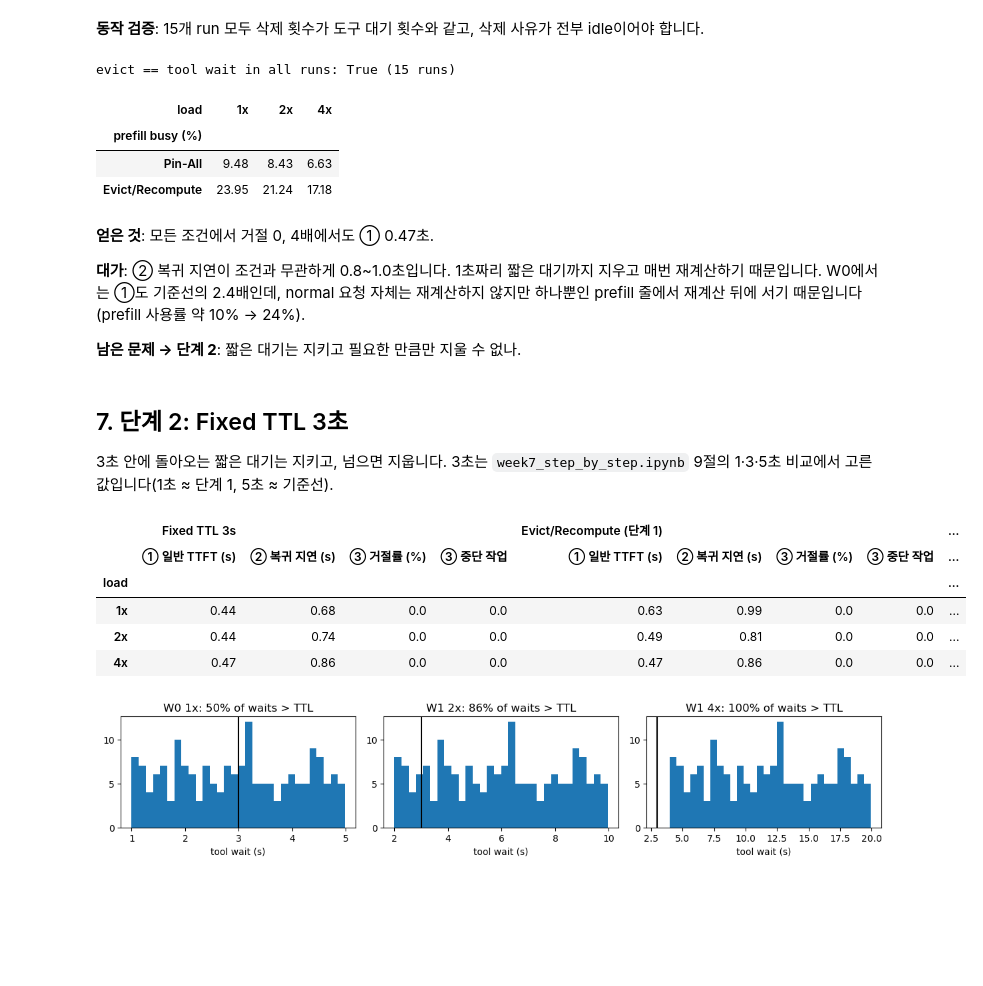
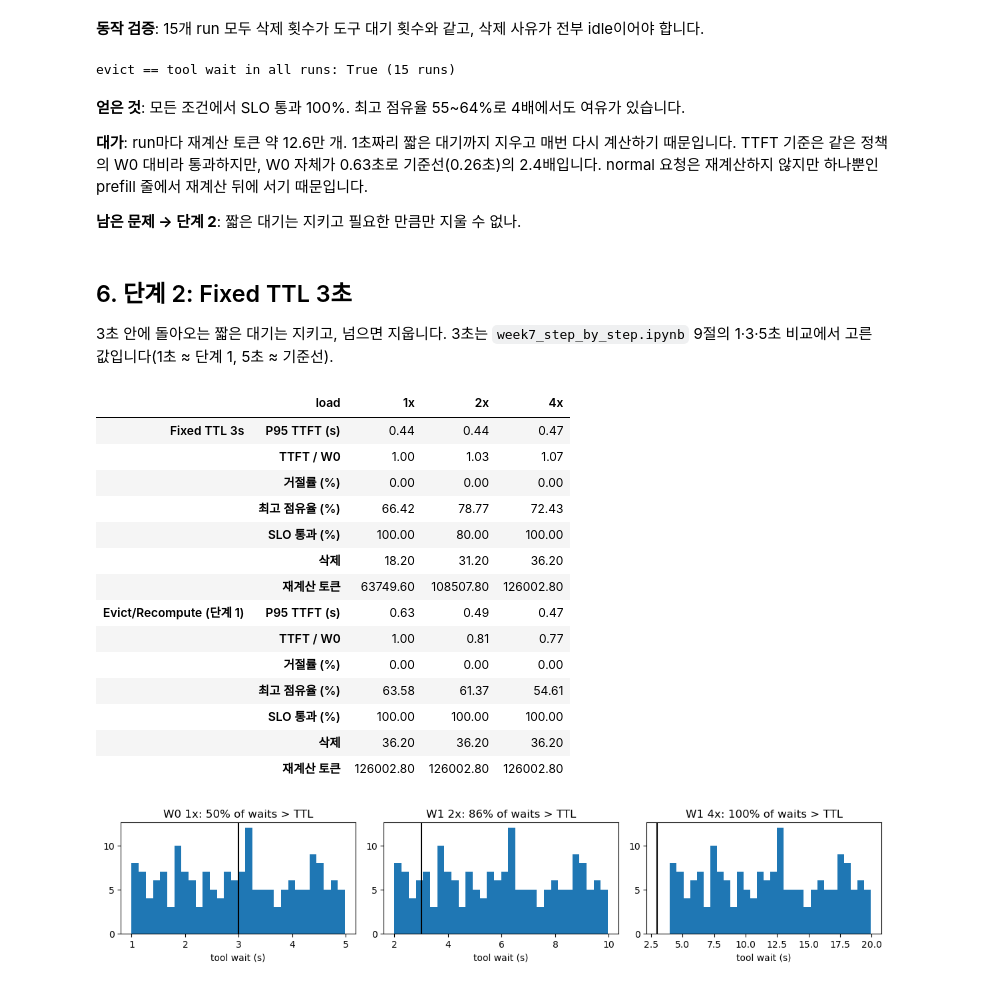
Before and after one commit to yspark9720/kv-bench, a Jupyter notebook: notebooks/week7_policy_steps.ipynb, the cells around one changed output. Saved outputs shown, nothing was run; the diff lists cells and outputs as text; code cells hidden in the pictures; blank space fills up the shorter version.

```diff
--- a/notebooks/week7_policy_steps.ipynb
+++ b/notebooks/week7_policy_steps.ipynb
@@ -106,23 +70,26 @@ print(len(raw), 'runs ->', (out / 'summary.csv').as_posix())
 # %%
 def judge(policy):
-    part = raw[raw.policy == policy].groupby('load', sort=False)
-    table = pd.DataFrame({
-        '① 일반 TTFT (s)': part.normal_p95_ttft_ms.mean() / 1000,
-        '② 복귀 지연 (s)': part.stress_resume_p95_ms.mean() / 1000,
-        '③ 거절률 (%)': part.normal_reject_rate_pct.mean(),
-        '③ 중단 작업': part.rejected_jobs.mean(),
-    }).loc[LOADS]
-    return table
+    part = comparison[comparison.policy == policy].set_index('load').loc[LOADS]
+    return pd.DataFrame({
+        'P95 TTFT (s)': part.normal_p95_ttft_ms_mean / 1000,
+        'TTFT / W0': part.ttft_ratio_vs_policy_1x_mean,
+        '거절률 (%)': part.normal_reject_rate_pct_mean,
+        '최고 점유율 (%)': part.peak_kv_occupancy_pct_mean,
+        'SLO 통과 (%)': part.all_slo_pass_rate_pct,
+        '삭제': part.eviction_count_mean,
+        '재계산 토큰': part.recomputed_tokens_mean,
+    })
 
-def occupancy(ax, policy, load, seed, title):
-    sim = sims[(policy, load, seed)]
-    t = [s[0] / 1000 for s in sim.gpu.samples]
-    y = [s[1] / sim.gpu.total_blocks * 100 for s in sim.gpu.samples]
-    ax.step(t, y, where='post', lw=1)
+def run_dir(policy, wl, lv, seed):
+    return OUT / 'runs' / f'{wl.lower()}_s{lv}_seed{seed}__{policy}'
+
+def occupancy(ax, policy, wl, lv, seed, title):
+    o = pd.read_csv(run_dir(policy, wl, lv, seed) / 'occupancy.csv')
+    ax.step(o.time_ms / 1000, o.used_blocks / o.total_blocks * 100, where='post', lw=1)
     ax.axvspan(0, workload.warmup_ms / 1000, color='0.9')
     ax.axhline(90, color='gray', ls=':')
     ax.set(ylim=(0, 105), ylabel='KV pool used (%)', title=title)
 
-def events(policy, load, seed, name):
-    return [e for e in sims[(policy, load, seed)].events if e[1] == name]
+def events(policy, wl, lv, seed):
+    return pd.read_csv(run_dir(policy, wl, lv, seed) / 'events.csv')
 # %% [markdown]
@@ -177,38 +153,41 @@ plt.tight_layout()
 **동작 검증**: 15개 run 모두 삭제 횟수가 도구 대기 횟수와 같고, 삭제 사유가 전부 idle이어야 합니다.
 # %%
 check = []
-for load in LOADS:
+for _, wl, lv in WEEK7_CONDITIONS:
     for seed in WEEK7_SEEDS:
-        idle = len(events('evict_recompute', load, seed, 'TOOL_START'))
-        evict = events('evict_recompute', load, seed, 'EVICT')
-        check.append(idle == len(evict) and all('reason=idle' in e[5] for e in evict))
+        ev = events('evict_recompute', wl, lv, seed)
+        evict = ev[ev.event == 'EVICT']
+        check.append(len(evict) == (ev.event == 'TOOL_START').sum() and evict.detail.str.contains('reason=idle').all())
 print('evict == tool wait in all runs:', all(check), f'({len(check)} runs)')
-prefill = raw.groupby(['policy', 'load']).prefill_busy_pct.mean().unstack().loc[['pin_all', 'evict_recompute'], LOADS]
-display(prefill.rename(index=LABEL).rename_axis('prefill busy (%)'))
 # %% [output]
 evict == tool wait in all runs: True (15 runs)
-| load | 1x | 2x | 4x |
-| prefill busy (%) |  |  |  |
-| Pin-All | 9.48 | 8.43 | 6.63 |
-| Evict/Recompute | 23.95 | 21.24 | 17.18 |
 # %% [markdown]
-**얻은 것**: 모든 조건에서 거절 0, 4배에서도 ① 0.47초.
+**얻은 것**: 모든 조건에서 SLO 통과 100%. 최고 점유율 55~64%로 4배에서도 여유가 있습니다.
 
-**대가**: ② 복귀 지연이 조건과 무관하게 0.8~1.0초입니다. 1초짜리 짧은 대기까지 지우고 매번 재계산하기 때문입니다. W0에서는 ①도 기준선의 2.4배인데, normal 요청 자체는 재계산하지 않지만 하나뿐인 prefill 줄에서 재계산 뒤에 서기 때문입니다(prefill 사용률 약 10% → 24%).
+**대가**: run마다 재계산 토큰 약 12.6만 개. 1초짜리 짧은 대기까지 지우고 매번 다시 계산하기 때문입니다. TTFT 기준은 같은 정책의 W0 대비라 통과하지만, W0 자체가 0.63초로 기준선(0.26초)의 2.4배입니다. normal 요청은 재계산하지 않지만 하나뿐인 prefill 줄에서 재계산 뒤에 서기 때문입니다.
 
 **남은 문제 → 단계 2**: 짧은 대기는 지키고 필요한 만큼만 지울 수 없나.
 # %% [markdown]
-## 7. 단계 2: Fixed TTL 3초
+## 6. 단계 2: Fixed TTL 3초
 
 3초 안에 돌아오는 짧은 대기는 지키고, 넘으면 지웁니다. 3초는 `week7_step_by_step.ipynb` 9절의 1·3·5초 비교에서 고른 값입니다(1초 ≈ 단계 1, 5초 ≈ 기준선).
 # %%
 step2 = judge('fixed_ttl')
-display(pd.concat({'Fixed TTL 3s': step2, 'Evict/Recompute (단계 1)': step1, 'Pin-All (기준선)': base}, axis=1))
+display(pd.concat({'Fixed TTL 3s': step2, 'Evict/Recompute (단계 1)': step1}, axis=1).T)
 # %% [output]
-|  | Fixed TTL 3s |  |  |  | Evict/Recompute (단계 1) |  |  |  | ... |
-|  | ① 일반 TTFT (s) | ② 복귀 지연 (s) | ③ 거절률 (%) | ③ 중단 작업 | ① 일반 TTFT (s) | ② 복귀 지연 (s) | ③ 거절률 (%) | ③ 중단 작업 | ... |
-| load |  |  |  |  |  |  |  |  | ... |
-| 1x | 0.44 | 0.68 | 0.0 | 0.0 | 0.63 | 0.99 | 0.0 | 0.0 | ... |
-| 2x | 0.44 | 0.74 | 0.0 | 0.0 | 0.49 | 0.81 | 0.0 | 0.0 | ... |
-| 4x | 0.47 | 0.86 | 0.0 | 0.0 | 0.47 | 0.86 | 0.0 | 0.0 | ... |
+|  | load | 1x | 2x | 4x |
+| Fixed TTL 3s | P95 TTFT (s) | 0.44 | 0.44 | 0.47 |
+|  | TTFT / W0 | 1.00 | 1.03 | 1.07 |
+|  | 거절률 (%) | 0.00 | 0.00 | 0.00 |
+|  | 최고 점유율 (%) | 66.42 | 78.77 | 72.43 |
+|  | SLO 통과 (%) | 100.00 | 80.00 | 100.00 |
+|  | 삭제 | 18.20 | 31.20 | 36.20 |
+|  | 재계산 토큰 | 63749.60 | 108507.80 | 126002.80 |
+| Evict/Recompute (단계 1) | P95 TTFT (s) | 0.63 | 0.49 | 0.47 |
+|  | TTFT / W0 | 1.00 | 0.81 | 0.77 |
+|  | 거절률 (%) | 0.00 | 0.00 | 0.00 |
+|  | 최고 점유율 (%) | 63.58 | 61.37 | 54.61 |
+|  | SLO 통과 (%) | 100.00 | 100.00 | 100.00 |
+|  | 삭제 | 36.20 | 36.20 | 36.20 |
+|  | 재계산 토큰 | 126002.80 | 126002.80 | 126002.80 |
 # %%
```
Also changed, not shown: parts of 35 cells of this notebook, 7 other files.
